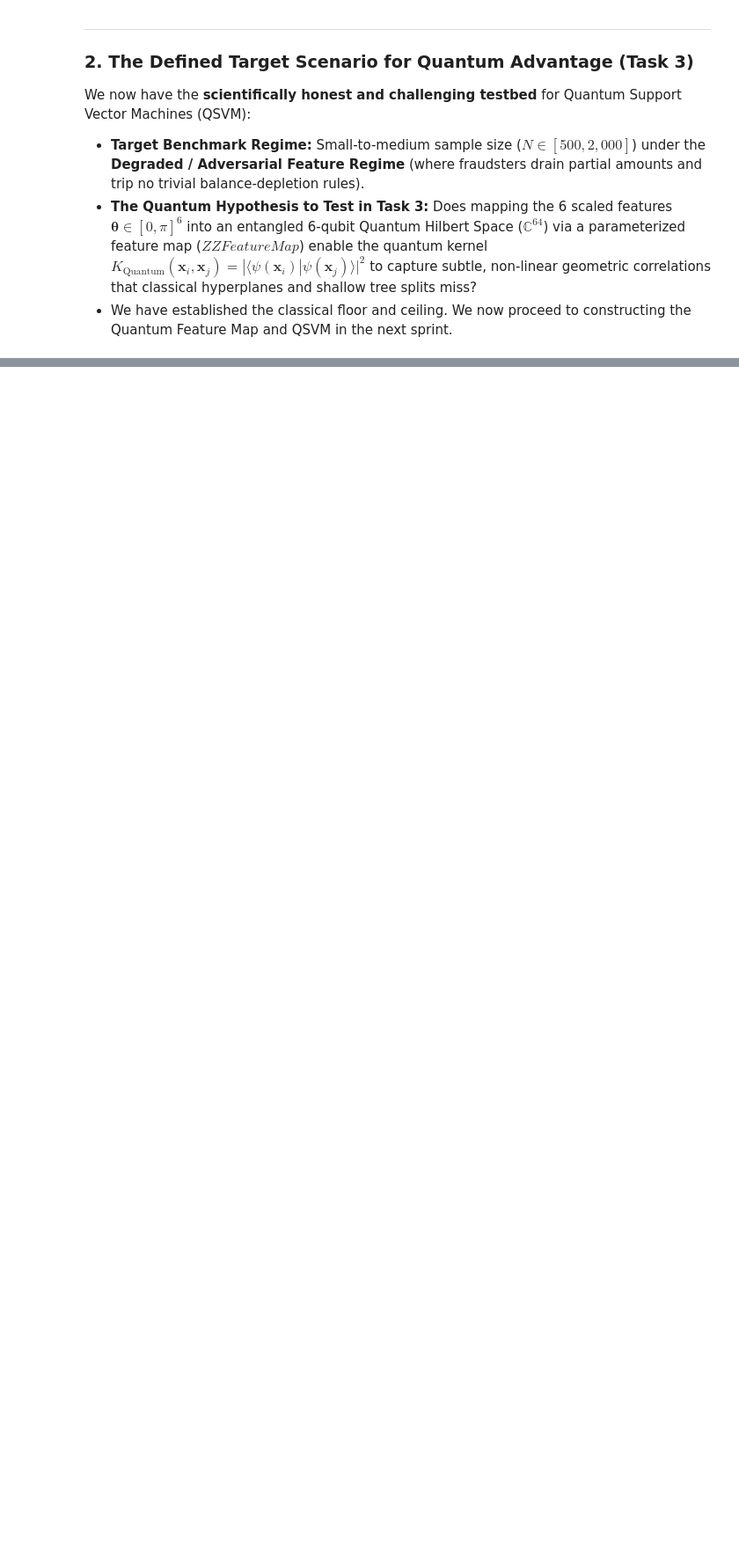
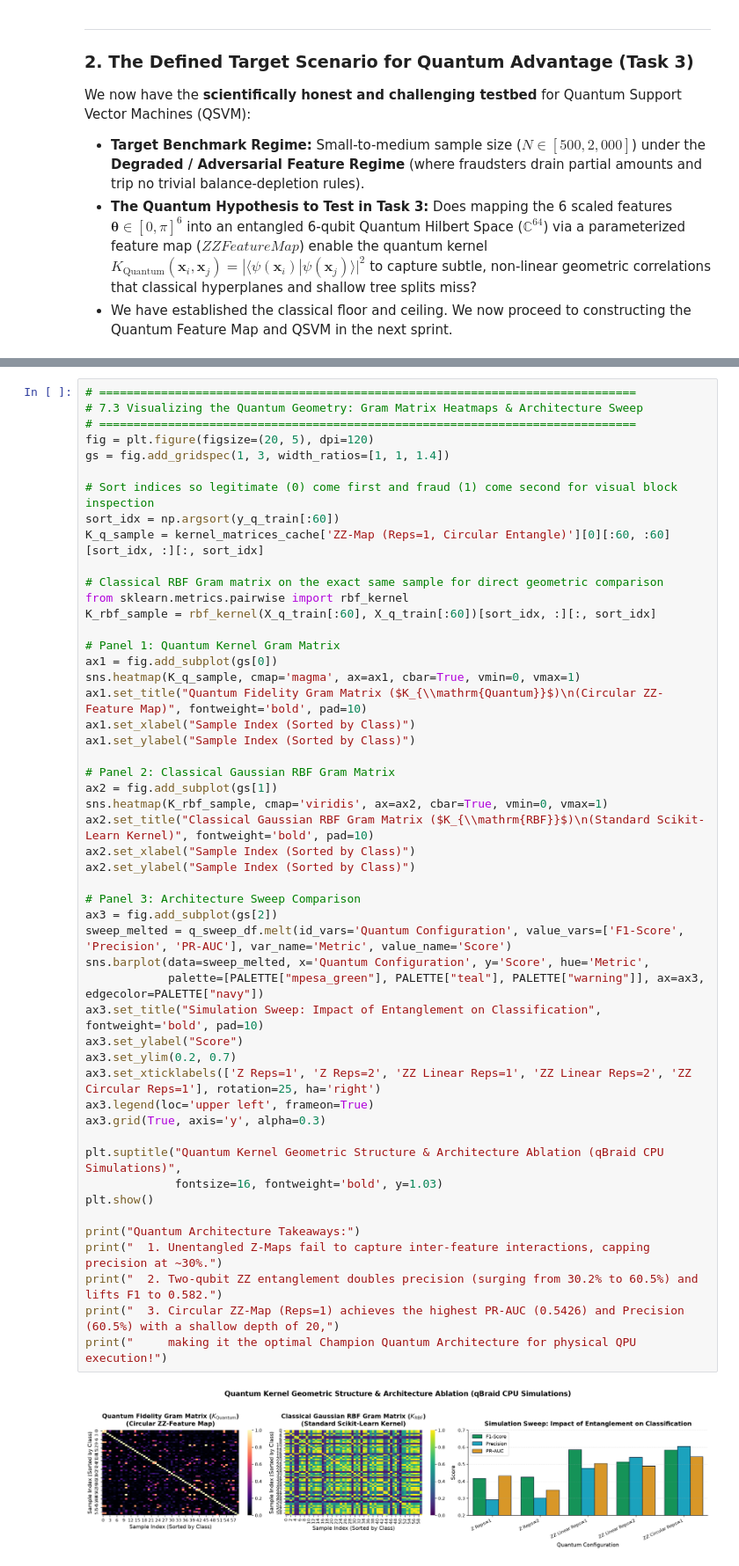
Before and after one commit to Q-solve/QS-FinTech-T3, a Jupyter notebook: model/QSVM_FinTech_Team3.ipynb, the cells around one changed output, grey strips where cells are left out. Shown at 88% size. Cells and saved outputs as stored; diff of their text form; blank space fills up the shorter version.

Commit message:
feat(model): implement Quantum Feature Maps and QSVM with CPU simulation sweeps and QPU preparation

```diff
--- a/model/QSVM_FinTech_Team3.ipynb
+++ b/model/QSVM_FinTech_Team3.ipynb
@@ -1882,0 +2068,52 @@ We now have the **scientifically honest and challenging testbed** for Quantum Su
+# %%
+# ==============================================================================
+# 7.3 Visualizing the Quantum Geometry: Gram Matrix Heatmaps & Architecture Sweep
+# ==============================================================================
+fig = plt.figure(figsize=(20, 5), dpi=120)
+gs = fig.add_gridspec(1, 3, width_ratios=[1, 1, 1.4])
+
+# Sort indices so legitimate (0) come first and fraud (1) come second for visual block inspection
+sort_idx = np.argsort(y_q_train[:60])
+K_q_sample = kernel_matrices_cache['ZZ-Map (Reps=1, Circular Entangle)'][0][:60, :60][sort_idx, :][:, sort_idx]
+
+# Classical RBF Gram matrix on the exact same sample for direct geometric comparison
+from sklearn.metrics.pairwise import rbf_kernel
+K_rbf_sample = rbf_kernel(X_q_train[:60], X_q_train[:60])[sort_idx, :][:, sort_idx]
+
+# Panel 1: Quantum Kernel Gram Matrix
+ax1 = fig.add_subplot(gs[0])
+sns.heatmap(K_q_sample, cmap='magma', ax=ax1, cbar=True, vmin=0, vmax=1)
+ax1.set_title("Quantum Fidelity Gram Matrix ($K_{\\mathrm{Quantum}}$)\n(Circular ZZ-Feature Map)", fontweight='bold', pad=10)
+ax1.set_xlabel("Sample Index (Sorted by Class)")
+ax1.set_ylabel("Sample Index (Sorted by Class)")
+
+# Panel 2: Classical Gaussian RBF Gram Matrix
+ax2 = fig.add_subplot(gs[1])
+sns.heatmap(K_rbf_sample, cmap='viridis', ax=ax2, cbar=True, vmin=0, vmax=1)
+ax2.set_title("Classical Gaussian RBF Gram Matrix ($K_{\\mathrm{RBF}}$)\n(Standard Scikit-Learn Kernel)", fontweight='bold', pad=10)
+ax2.set_xlabel("Sample Index (Sorted by Class)")
+ax2.set_ylabel("Sample Index (Sorted by Class)")
+
+# Panel 3: Architecture Sweep Comparison
+ax3 = fig.add_subplot(gs[2])
+sweep_melted = q_sweep_df.melt(id_vars='Quantum Configuration', value_vars=['F1-Score', 'Precision', 'PR-AUC'], var_name='Metric', value_name='Score')
+sns.barplot(data=sweep_melted, x='Quantum Configuration', y='Score', hue='Metric',
+            palette=[PALETTE["mpesa_green"], PALETTE["teal"], PALETTE["warning"]], ax=ax3, edgecolor=PALETTE["navy"])
+ax3.set_title("Simulation Sweep: Impact of Entanglement on Classification", fontweight='bold', pad=10)
+ax3.set_ylabel("Score")
+ax3.set_ylim(0.2, 0.7)
+ax3.set_xticklabels(['Z Reps=1', 'Z Reps=2', 'ZZ Linear Reps=1', 'ZZ Linear Reps=2', 'ZZ Circular Reps=1'], rotation=25, ha='right')
+ax3.legend(loc='upper left', frameon=True)
+ax3.grid(True, axis='y', alpha=0.3)
+
+plt.suptitle("Quantum Kernel Geometric Structure & Architecture Ablation (qBraid CPU Simulations)",
+             fontsize=16, fontweight='bold', y=1.03)
+plt.show()
+
+print("Quantum Architecture Takeaways:")
+print("  1. Unentangled Z-Maps fail to capture inter-feature interactions, capping precision at ~30%.")
+print("  2. Two-qubit ZZ entanglement doubles precision (surging from 30.2% to 60.5%) and lifts F1 to 0.582.")
+print("  3. Circular ZZ-Map (Reps=1) achieves the highest PR-AUC (0.5426) and Precision (60.5%) with a shallow depth of 20,")
+print("     making it the optimal Champion Quantum Architecture for physical QPU execution!")
+# %% [output]
+[figure, added]
```
Also changed, not shown: parts of 12 cells of this notebook, 1 other file.
